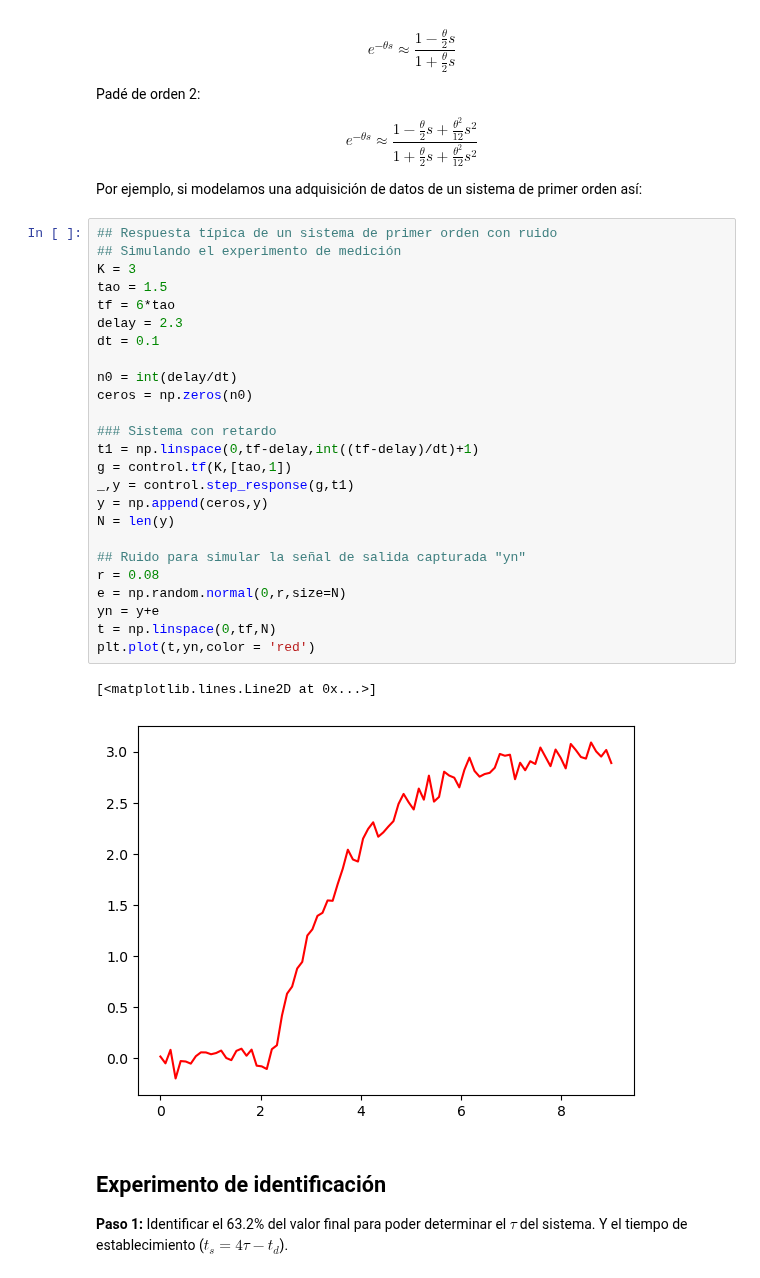
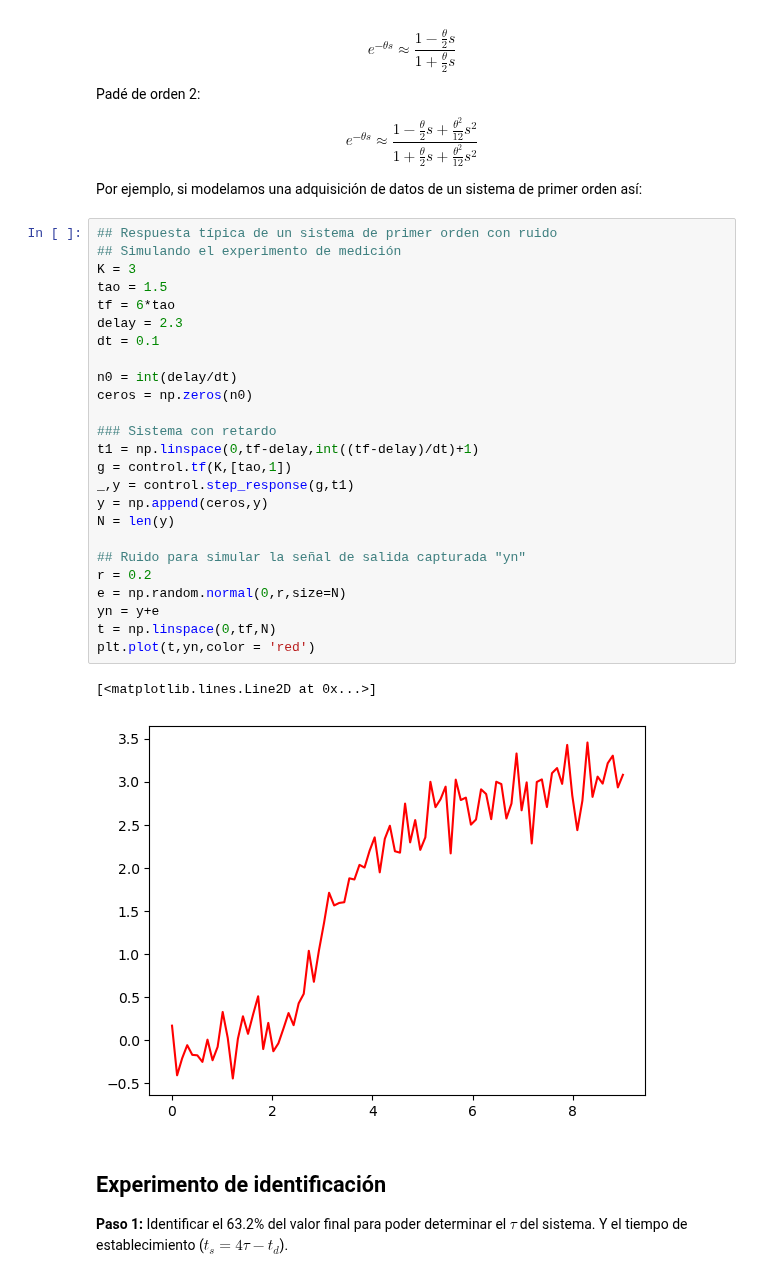
Before and after one commit to jairocuellar/System_identification, a Jupyter notebook: class_02_03.ipynb, the cells around one changed output. Saved outputs shown, nothing was run; the diff lists cells and outputs as text.

```diff
--- a/class_02_03.ipynb
+++ b/class_02_03.ipynb
@@ -49,31 +49,31 @@ Por ejemplo, si modelamos una adquisición de datos de un sistema de primer orde
 # %%
 ## Respuesta típica de un sistema de primer orden con ruido
 ## Simulando el experimento de medición
 K = 3
 tao = 1.5
 tf = 6*tao
 delay = 2.3
 dt = 0.1
 
 n0 = int(delay/dt)
 ceros = np.zeros(n0)
 
 ### Sistema con retardo
 t1 = np.linspace(0,tf-delay,int((tf-delay)/dt)+1)
 g = control.tf(K,[tao,1])
 _,y = control.step_response(g,t1)
 y = np.append(ceros,y)
 N = len(y)
 
 ## Ruido para simular la señal de salida capturada "yn"
-r = 0.08
+r = 0.2
 e = np.random.normal(0,r,size=N)
 yn = y+e
 t = np.linspace(0,tf,N)
 plt.plot(t,yn,color = 'red')
 # %% [output]
 [<matplotlib.lines.Line2D at 0x...>]
-[figure, old version]
+[figure, new version]
 # %% [markdown]
 ## Experimento de identificación
 
```
Also changed, not shown: parts of 2 cells of this notebook, 8 other files.
